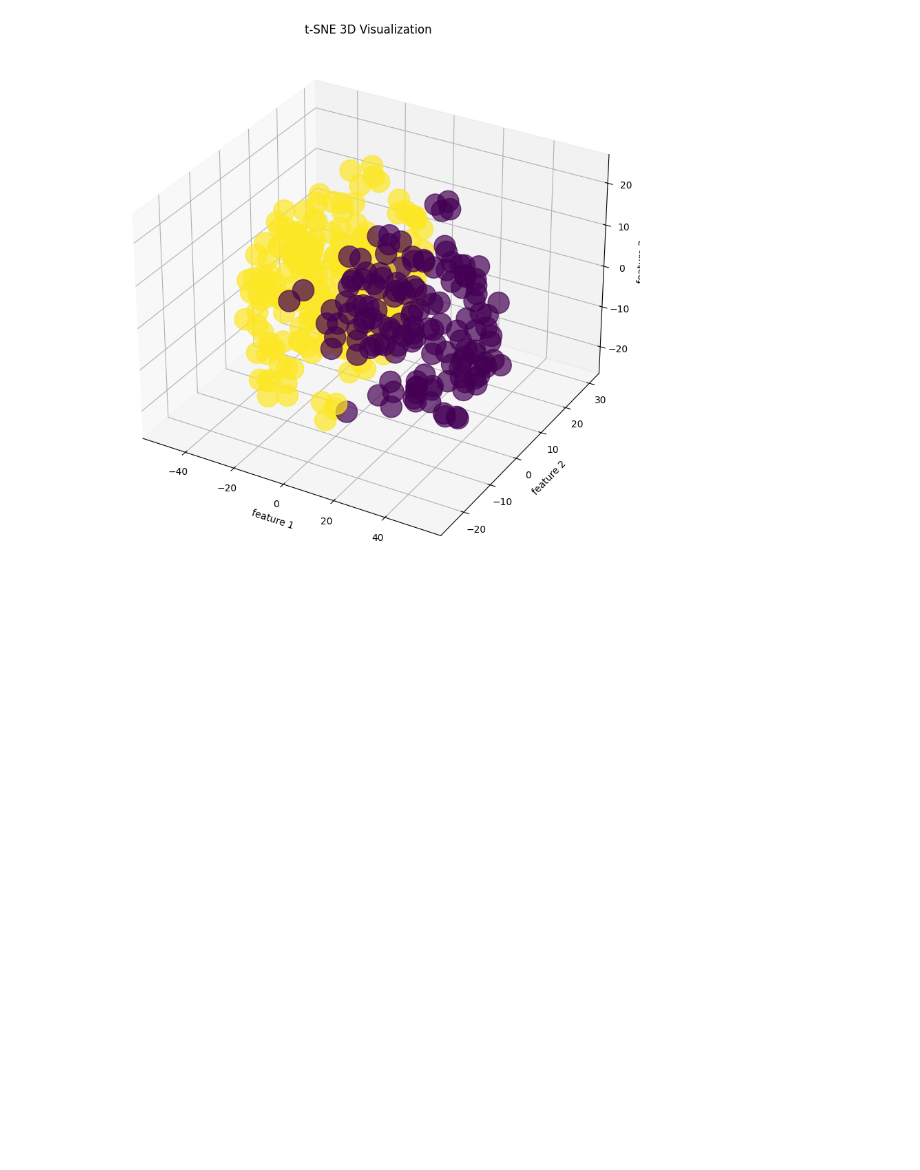
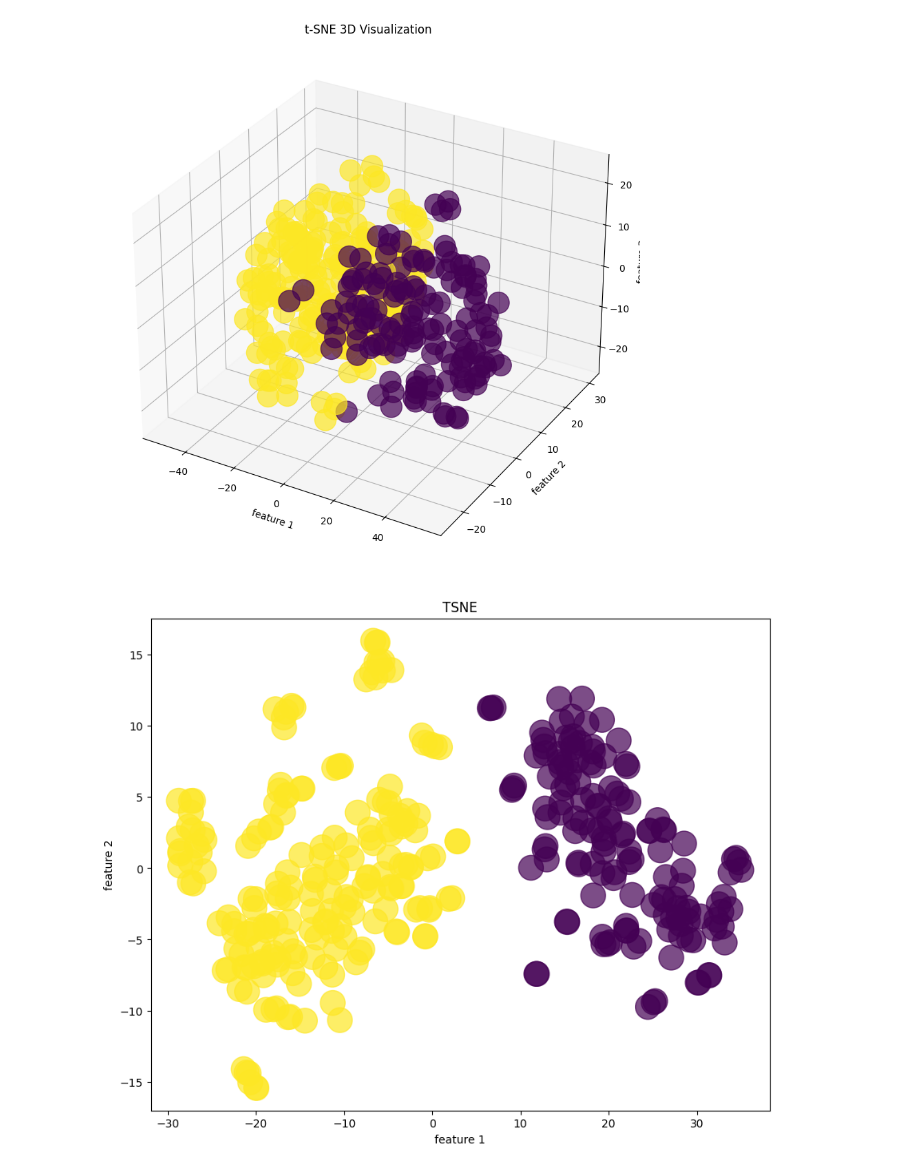
Before and after one commit to junqi1121/MCM-ICM, a Jupyter notebook: 111.ipynb, the cells around one changed output. Cells and saved outputs as stored; diff of their text form; code cells hidden in the pictures; blank space fills up the shorter version.

```diff
--- a/111.ipynb
+++ b/111.ipynb
@@ -439,3 +439,16 @@ ax.set_title('t-SNE 3D Visualization')
 plt.show()
 # %% [output]
 [figure]
+# %%
+tsne = TSNE(n_components=2, random_state=42)
+data_2d = tsne.fit_transform(data_scaled)
+kmeans = KMeans(n_clusters=2, random_state=42)
+clusters = kmeans.fit_predict(data_2d)
+plt.figure(figsize=(10, 8))
+plt.scatter(data_2d[:, 0], data_2d[:, 1], c= clusters, cmap='viridis', s=500, alpha=0.7)
+plt.xlabel('feature 1')
+plt.ylabel('feature 2')
+plt.title('TSNE')
+plt.show()
+# %% [output]
+[figure, added]
```
Also changed, not shown: parts of 5 cells of this notebook, 6 other files.
